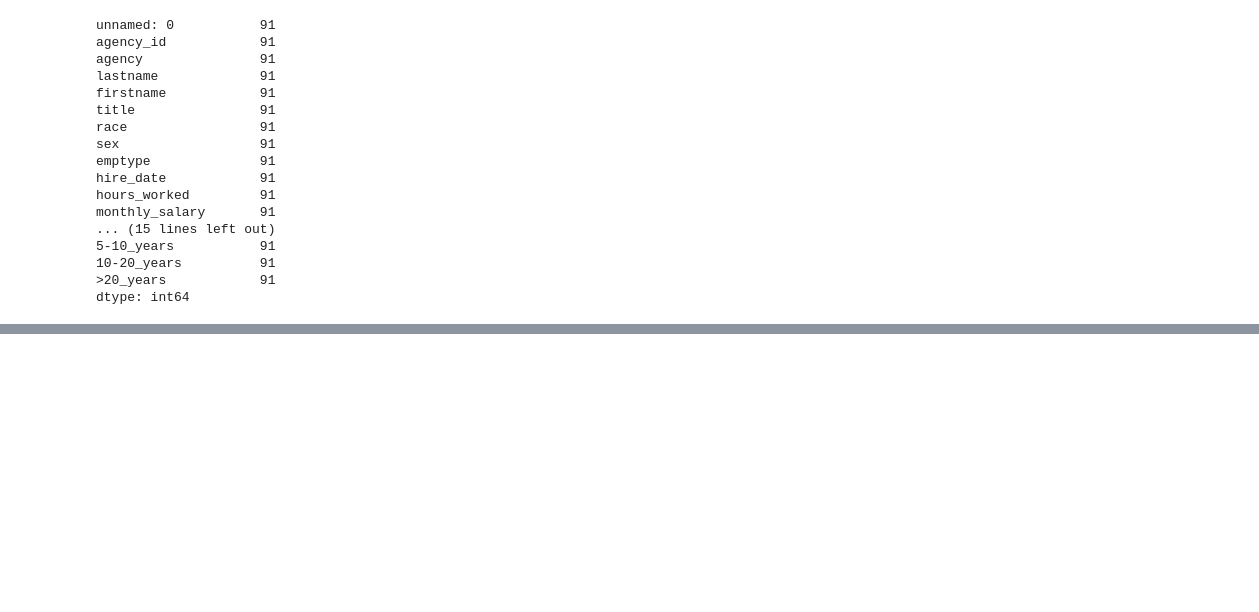
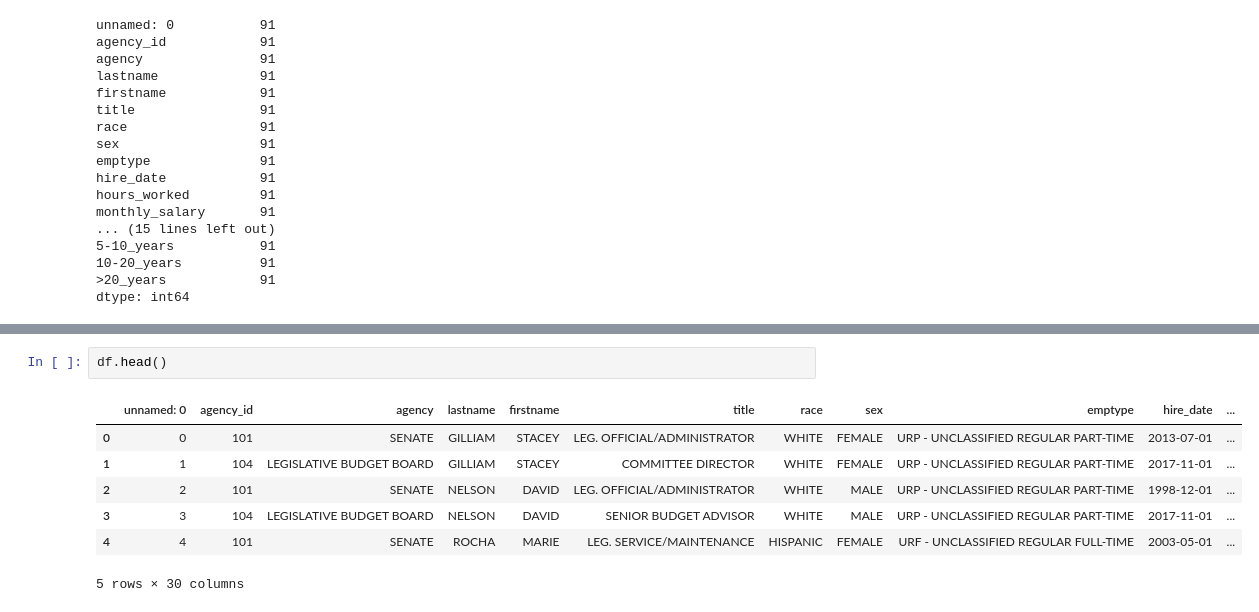
Before and after one commit to Texas-Government-Employee-Salaries/Predicting-Salaries, a Jupyter notebook: desiree_scratchpad.ipynb, the cells around one changed output, grey strips where cells are left out. Saved outputs shown, nothing was run; the diff lists cells and outputs as text; blank space fills up the shorter version.

```diff
--- a/desiree_scratchpad.ipynb
+++ b/desiree_scratchpad.ipynb
@@ -447,0 +468,10 @@ dtype: int64
+# %%
+df.head()
+# %% [output]
+|  | unnamed: 0 | agency_id | agency | lastname | firstname | title | race | sex | emptype | hire_date | ... |
+| 0 | 0 | 101 | SENATE | GILLIAM | STACEY | LEG. OFFICIAL/ADMINISTRATOR | WHITE | FEMALE | URP - UNCLASSIFIED REGULAR PART-TIME | 2013-07-01 | ... |
+| 1 | 1 | 104 | LEGISLATIVE BUDGET BOARD | GILLIAM | STACEY | COMMITTEE DIRECTOR | WHITE | FEMALE | URP - UNCLASSIFIED REGULAR PART-TIME | 2017-11-01 | ... |
+| 2 | 2 | 101 | SENATE | NELSON | DAVID | LEG. OFFICIAL/ADMINISTRATOR | WHITE | MALE | URP - UNCLASSIFIED REGULAR PART-TIME | 1998-12-01 | ... |
+| 3 | 3 | 104 | LEGISLATIVE BUDGET BOARD | NELSON | DAVID | SENIOR BUDGET ADVISOR | WHITE | MALE | URP - UNCLASSIFIED REGULAR PART-TIME | 2017-11-01 | ... |
+| 4 | 4 | 101 | SENATE | ROCHA | MARIE | LEG. SERVICE/MAINTENANCE | HISPANIC | FEMALE | URF - UNCLASSIFIED REGULAR FULL-TIME | 2003-05-01 | ... |
+5 rows × 30 columns
```
Also changed, not shown: parts of 8 cells of this notebook.
